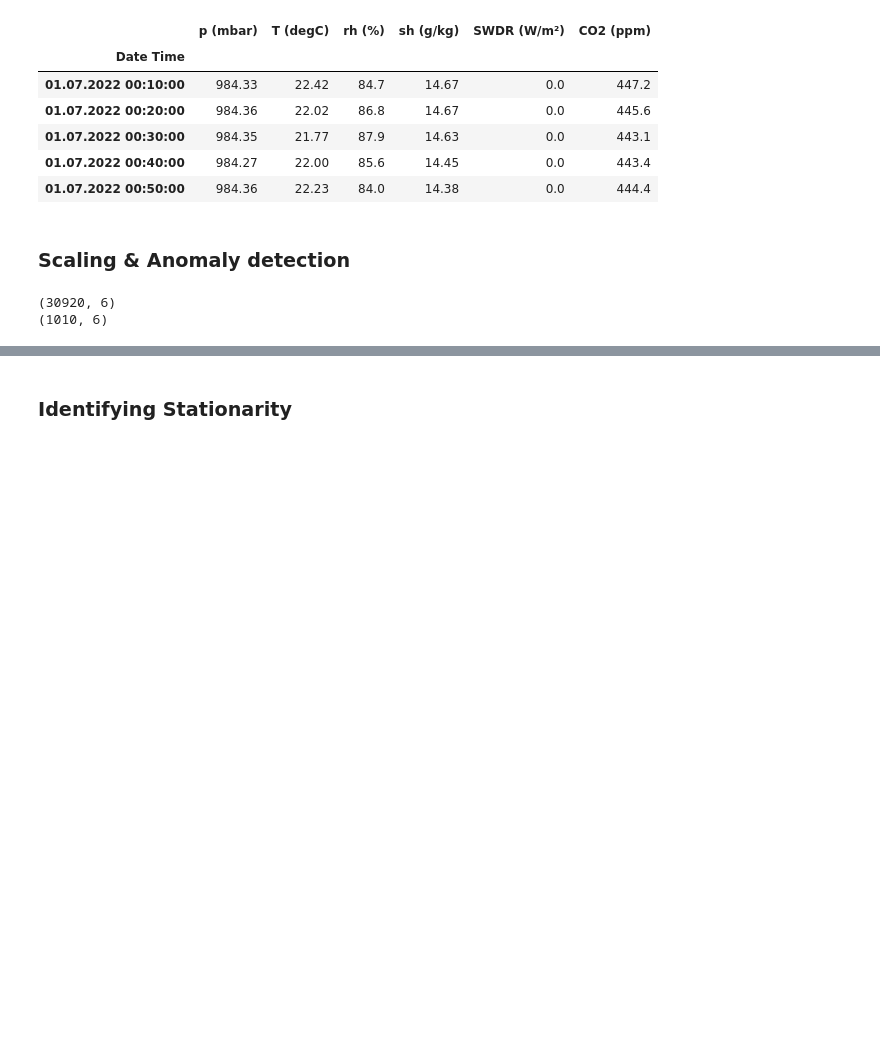
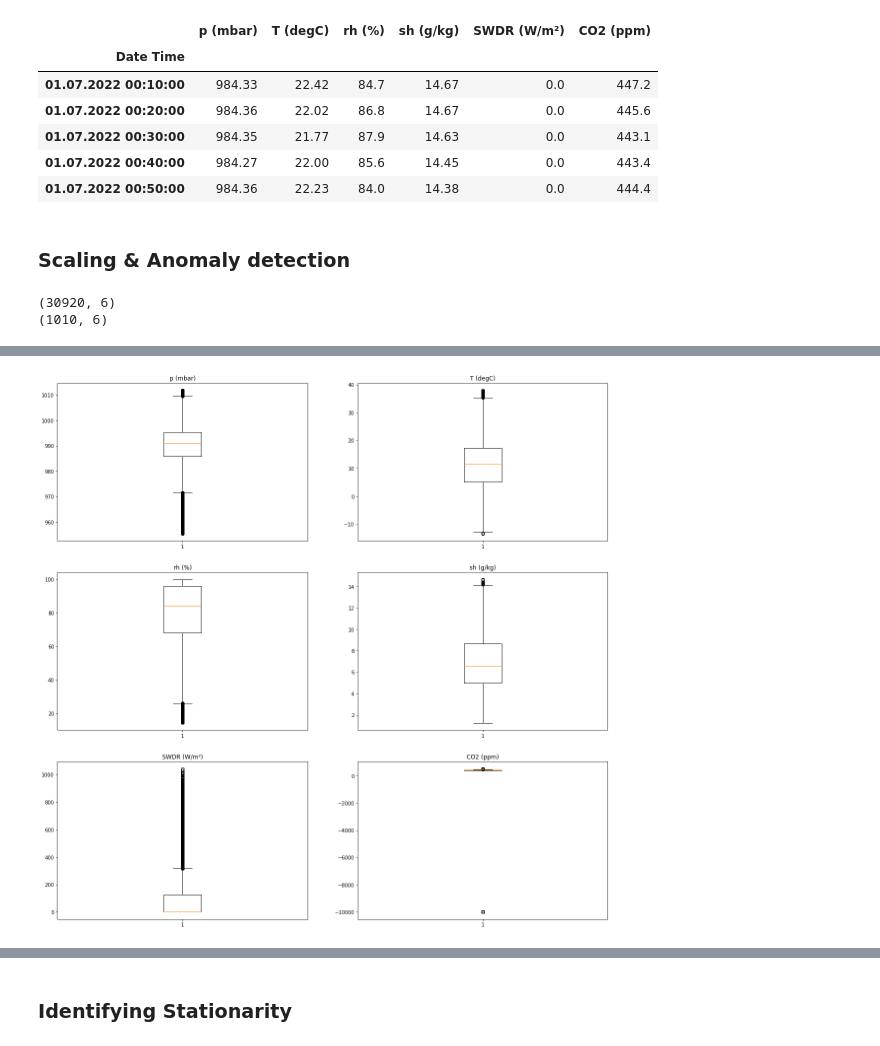
Before and after one commit to bilgedogan/Time-Series-Forecasting, a Jupyter notebook: Jena-Weather/Jena-Weather-Arima.ipynb, the cells around one changed output, grey strips where cells are left out. Drawn from its saved outputs; the diff is of its cells as text; code cells hidden in the pictures; blank space fills up the shorter version.

```diff
--- a/Jena-Weather/Jena-Weather-Arima.ipynb
+++ b/Jena-Weather/Jena-Weather-Arima.ipynb
@@ -149,5 +151,7 @@ def plot_boxplot(y,x,train,column_names,colors):
 # %%
-# plot_boxplot(3,2,train,col_names,colors)
+plot_boxplot(3,2,train,col_names,colors)
+# %% [output]
+[figure, added]
 # %%
 def remove_anomaly(train,index,anomaly_idx_list):
     offset=100
```
Also changed, not shown: parts of 27 cells of this notebook, 1 other file.
